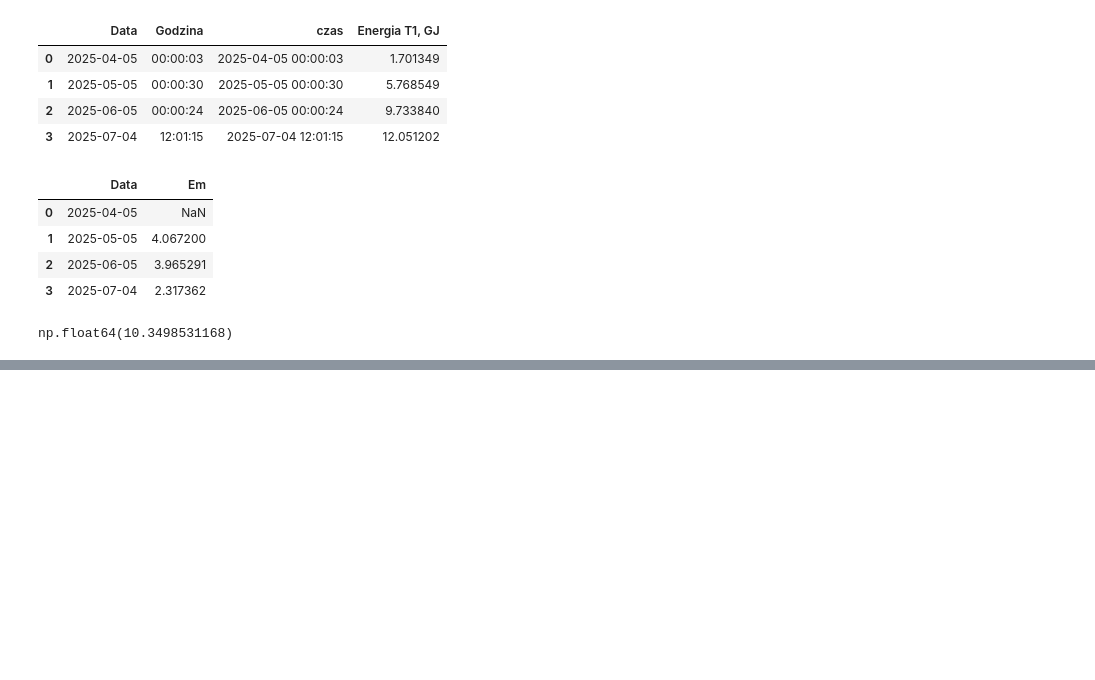
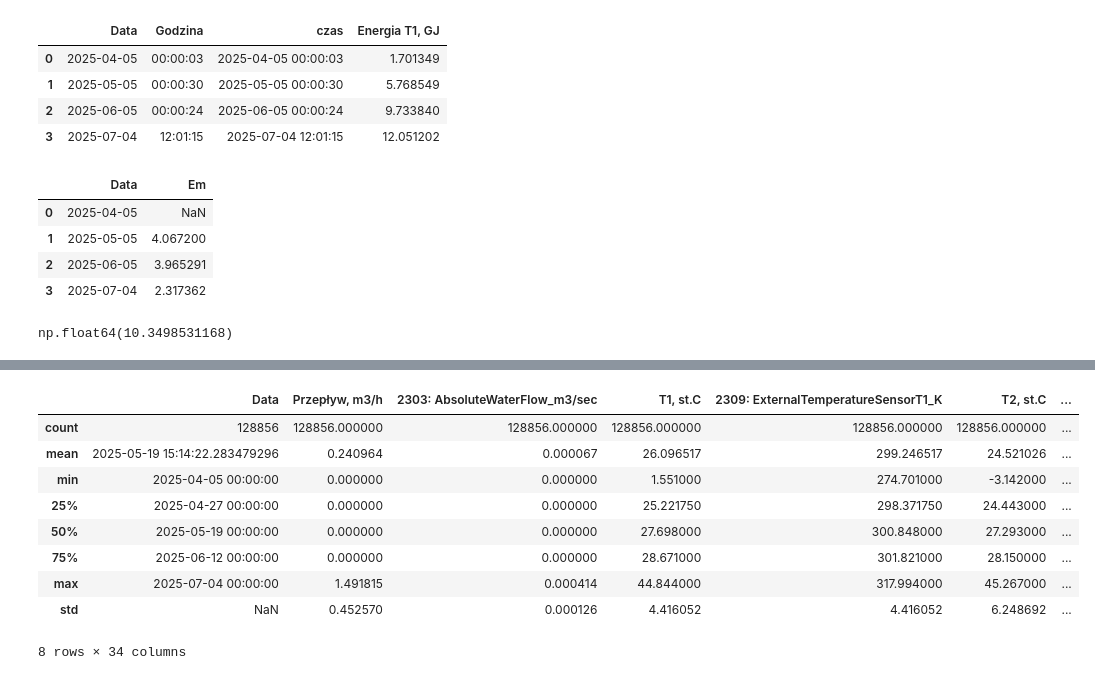
Before and after one commit to martynabocian/martynabocian.github.io, a Jupyter notebook: Charts.ipynb, the cells around one changed output, grey strips where cells are left out. Drawn from its saved outputs; the diff is of its cells as text; code cells hidden in the pictures; blank space fills up the shorter version.

```diff
--- a/Charts.ipynb
+++ b/Charts.ipynb
@@ -1186,0 +1242,13 @@ ValueError: Value of 'y' is not the name of a column in 'data_frame'. Expected o
+# %%
+df_belimo.describe()
+# %% [output]
+|  | Data | Przepływ, m3/h | 2303: AbsoluteWaterFlow_m3/sec | T1, st.C | 2309: ExternalTemperatureSensorT1_K | T2, st.C | ... |
+| count | 128856 | 128856.000000 | 128856.000000 | 128856.000000 | 128856.000000 | 128856.000000 | ... |
+| mean | 2025-05-19 15:14:22.283479296 | 0.240964 | 0.000067 | 26.096517 | 299.246517 | 24.521026 | ... |
+| min | 2025-04-05 00:00:00 | 0.000000 | 0.000000 | 1.551000 | 274.701000 | -3.142000 | ... |
+| 25% | 2025-04-27 00:00:00 | 0.000000 | 0.000000 | 25.221750 | 298.371750 | 24.443000 | ... |
+| 50% | 2025-05-19 00:00:00 | 0.000000 | 0.000000 | 27.698000 | 300.848000 | 27.293000 | ... |
+| 75% | 2025-06-12 00:00:00 | 0.000000 | 0.000000 | 28.671000 | 301.821000 | 28.150000 | ... |
+| max | 2025-07-04 00:00:00 | 1.491815 | 0.000414 | 44.844000 | 317.994000 | 45.267000 | ... |
+| std | NaN | 0.452570 | 0.000126 | 4.416052 | 4.416052 | 6.248692 | ... |
+8 rows × 34 columns
```
Also changed, not shown: parts of 8 cells of this notebook, 1 other file.
